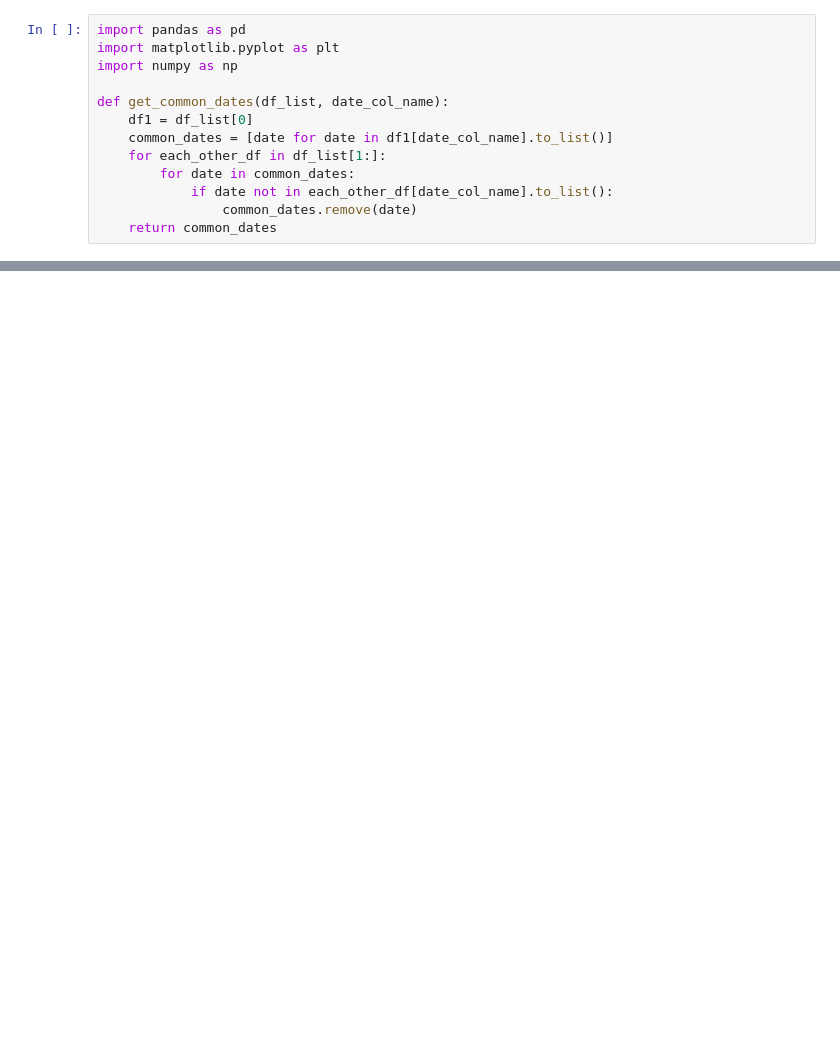
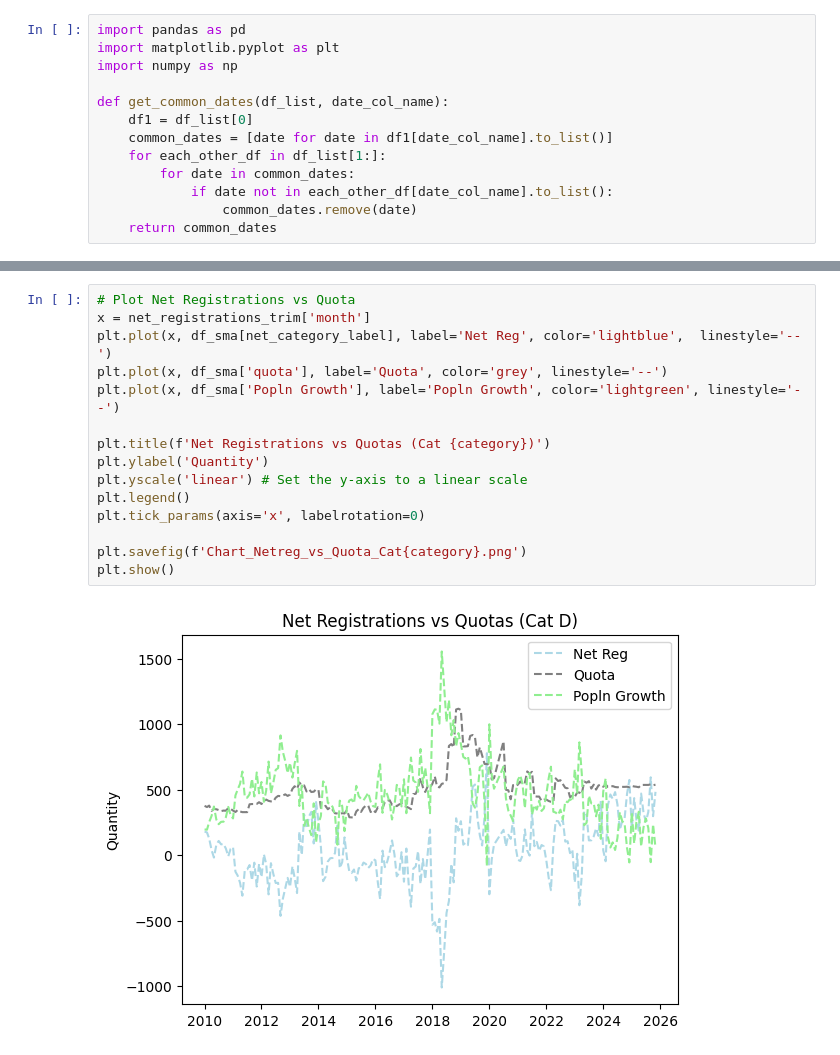
Before and after one commit to RaphaelTeo/coe-stat-analysis, a Jupyter notebook: main.ipynb, the cells around one changed output, grey strips where cells are left out. Cells and saved outputs as stored; diff of their text form; blank space fills up the shorter version.

```diff
--- a/main.ipynb
+++ b/main.ipynb
@@ -144 +167,18 @@ net_registrations
+# %%
+# Plot Net Registrations vs Quota
+x = net_registrations_trim['month']
+plt.plot(x, df_sma[net_category_label], label='Net Reg', color='lightblue',  linestyle='--')
+plt.plot(x, df_sma['quota'], label='Quota', color='grey', linestyle='--')
+plt.plot(x, df_sma['Popln Growth'], label='Popln Growth', color='lightgreen', linestyle='--')
+
+plt.title(f'Net Registrations vs Quotas (Cat {category})')
+plt.ylabel('Quantity')
+plt.yscale('linear') # Set the y-axis to a linear scale
+plt.legend()
+plt.tick_params(axis='x', labelrotation=0)
+
+plt.savefig(f'Chart_Netreg_vs_Quota_Cat{category}.png')
+plt.show()
+# %% [output]
+[figure, added]
 # %%
```
Also changed, not shown: parts of 12 cells of this notebook, 16 other files.
